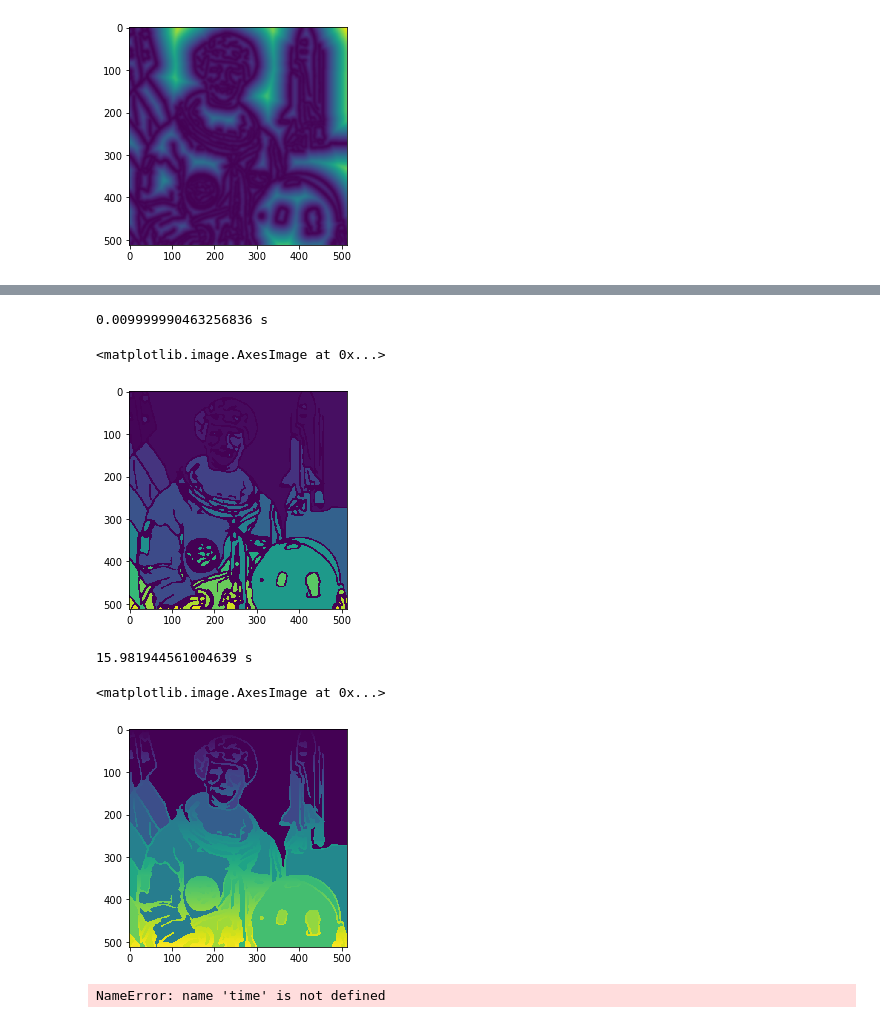
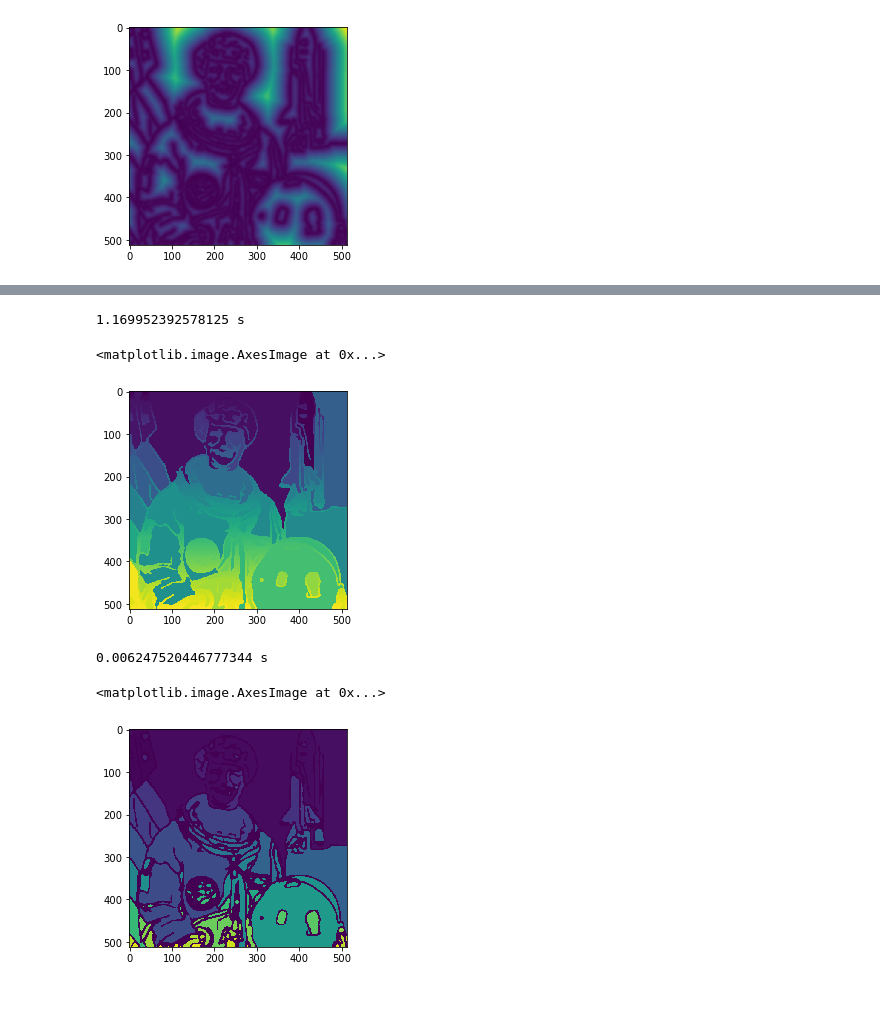
Before and after one commit to constantinpape/fastpy, a Jupyter notebook: fastpy.ipynb, the cells around one changed output, grey strips where cells are left out. Drawn from its saved outputs; the diff is of its cells as text; code cells hidden in the pictures.

```diff
--- a/fastpy.ipynb
+++ b/fastpy.ipynb
@@ -83,22 +178,23 @@ plt.imshow(distances)
+# %%
+from ccxt import connected_components as cpplabel
+t = time.time()
+cc_cpp = cpplabel(binary_image)
+t = time.time() - t
+print(t, 's')
+plt.imshow(cc_cpp)
+# %% [output]
+1.169952392578125 s
+<matplotlib.image.AxesImage at 0x...>
+[figure, added]
 # %%
-binary = distances > 2
+# just for fun lets see how we do compared to scipy
+from scipy.ndimage import label
 t = time.time()
-cc_scipy, _ = label(binary)
+cc_scipy, _ = label(binary_image)
 t = time.time() - t
 print(t, 's')
 plt.imshow(cc_scipy)
 # %% [output]
-0.009999990463256836 s
+0.006247520446777344 s
 <matplotlib.image.AxesImage at 0x...>
 [figure]
-# %%
-from ccpy import connected_components as pylabel
-t = time.time()
-ccp = pylabel(binary)
-t = time.time() - t
-print(t, 's')
-plt.imshow(ccp)
-# %% [output]
-15.981944561004639 s
-<matplotlib.image.AxesImage at 0x...>
-[figure, removed]
@@ -109,9 +200,0 @@ plt.imshow(ccp)
-# %%
-from ccxt import connected_components as cpplabel
-t = time.time()
-cc_cpp = cpplabel(binary)
-t = time.time() - t
-print(t, 's')
-plt.imshow(cc_cpp)
-# %% [output]
-NameError: name 'time' is not defined
```
Also changed, not shown: parts of 27 cells of this notebook, 6 other files.
